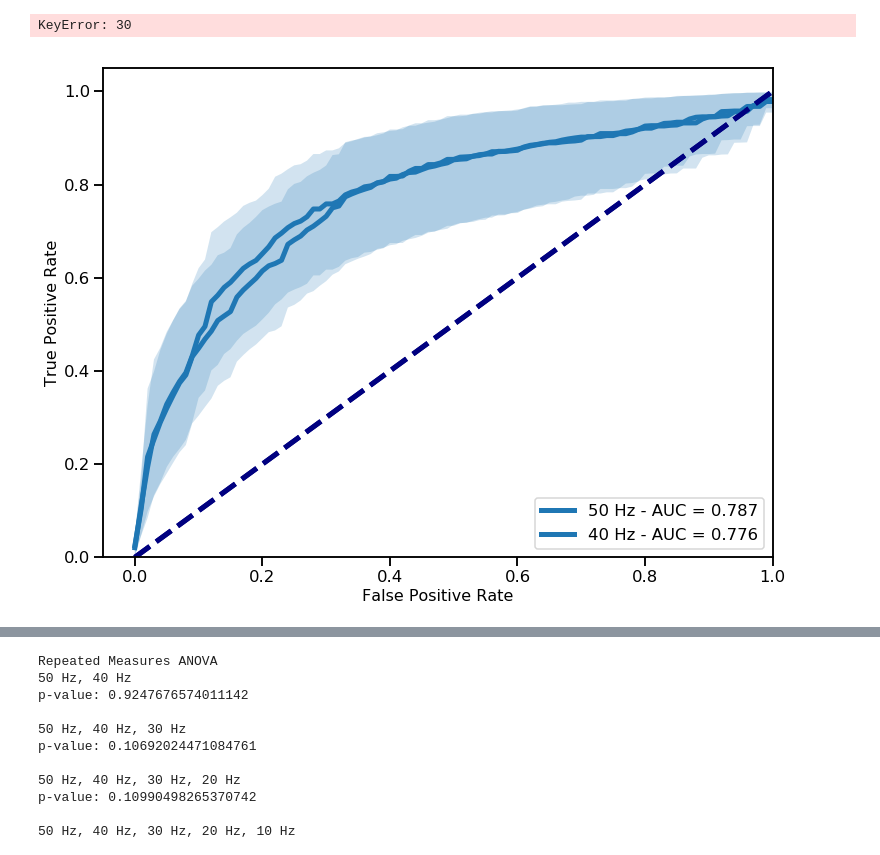
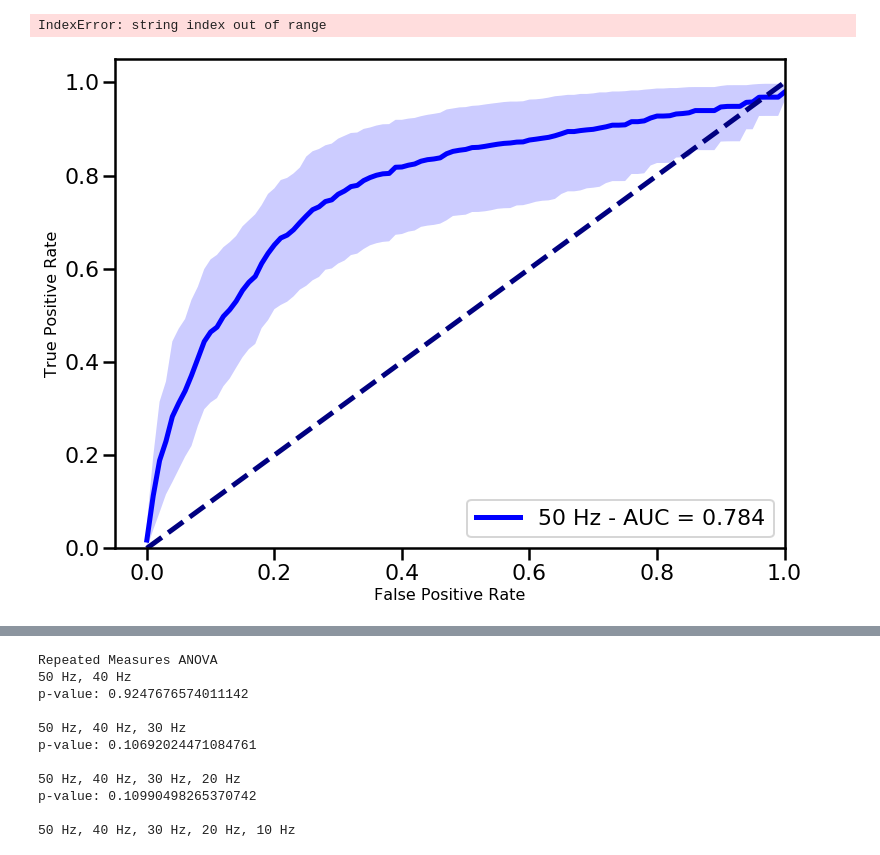
Before and after one commit to nshawen/CIS-PD-Optimization, a Jupyter notebook: Downsampling Analysis.ipynb, the cells around one changed output, grey strips where cells are left out. Cells and saved outputs as stored; diff of their text form; code cells hidden in the pictures.

Commit message:
updated results

```diff
--- a/Downsampling Analysis.ipynb
+++ b/Downsampling Analysis.ipynb
@@ -30,4 +30,4 @@ from multiprocessing.dummy import Pool as ThreadPool
 from mpl_toolkits.mplot3d import Axes3D
 %matplotlib inline
 
-sns.set_context('talk',font_scale=1)
+sns.set_context('poster',font_scale=1)
@@ -365,6 +444,6 @@ f.close()
 # %%
 #Open results as pickle file
 
-f = open('Y:\\CIS-PD Study\\DownsampleAnalysisResults','rb')
-results = pickle.load(f)
+f = open('C:\\Users\\nshawen\\Box\\CIS-PD Optimization\\Results\\DownsampleAnalysisResults','rb')
+(results, MultiResults) = pickle.load(f)
 f.close()
@@ -370,0 +520,7 @@ f.close()
+# %%
+ax = plotFrequencies('sensor','Bradykinesia','Multiclass',c='b')
+plotFrequencies('watch','Bradykinesia','Multiclass',c='r')
+plt.ylim([.5,.9])
+plt.xlim([65,0])
+plt.title('Brady Multiclass')
+plt.savefig('C:\\Users\\nshawen\\Box\\CIS-PD Optimization\\Images\\Brady_MulticlassDown.svg')
@@ -371,47 +813,48 @@ f.close()
 # %%
 lw = 5
-ls='-'
+ls = '-'
+col = ['b', 'r', ]
 
 for mode in ['watch','sensor']:
 
     for symptom in ['Tremor','Bradykinesia']:
 
-        firstPlot=True
+        plotInd=0
         plt.figure(figsize=(12,9))
 
         for freq in datadict[mode].keys():
 
             data = results[mode][symptom]['Binary']['res_groups'][freq]['Random Forest']
 
-            if firstPlot:
-                ax = plot_roc(np.vstack([d for d in data['tpr'] if len(d)>0]),data['fpr'][0],np.nanmean(data['auroc']),
-                              plotname=str(freq)+' Hz',ls=ls, lw=lw)
-            else:
-                plot_roc(np.vstack([d for d in data['tpr'] if len(d)>0]),data['fpr'][0],np.nanmean(data['auroc']),
-                         plotname=str(freq)+' Hz',ax = ax, col = c, ls = ls, lw=lw)
+            ax = plot_roc(np.vstack([d for d in data['tpr'] if len(d)>0]),data['fpr'][0],np.nanmean(data['auroc']),
+                          plotname=str(freq)+' Hz',ls=ls[plotInd],col = col[plotInd],lw=lw)
+            plotInd+=1
 
         ax.set_xlabel(ax.get_xlabel(), fontsize=30)
         ax.set_ylabel(ax.get_ylabel(), fontsize=30)
 
-        firstPlot=True
+        plt.xlim(0,1)
+        plt.ylim(0,1)
+
+        plotInd=0
         plt.figure(figsize=(12,9))
 
         for freq in datadict[mode].keys():
 
             data = MultiResults[mode][symptom][freq]['Random Forest']
 
-            if firstPlot:
-                ax = plot_roc(np.vstack([d for d in data['tpr'] if len(d)>0]),data['fpr'][0],np.nanmean(data['auroc']),
-                              plotname=str(freq)+' Hz',ls=ls, lw=lw)
-            else:
-                plot_roc(np.vstack([d for d in data['tpr'] if len(d)>0]),data['fpr'][0],np.nanmean(data['auroc']),
-                         plotname=str(freq)+' Hz',ax = ax, col = c, ls = ls, lw=lw)
+            ax = plot_roc(np.vstack([d for d in data['tpr'] if len(d)>0]),data['fpr'][0],np.nanmean(data['auroc']),
+                          plotname=str(freq)+' Hz',ls=ls[plotInd],col = col[plotInd],lw=lw)
+            plotInd+=1
 
         ax.set_xlabel(ax.get_xlabel(), fontsize=30)
         ax.set_ylabel(ax.get_ylabel(), fontsize=30)
+
+        plt.xlim(0,1)
+        plt.ylim(0,1)
 # %% [output]
-KeyError: 30
+IndexError: string index out of range
-[figure, old version]
+[figure, new version]
 # %%
 firstPlot=True
 plt.figure(figsize=(12,9))
```
Also changed, not shown: parts of 24 cells of this notebook.
